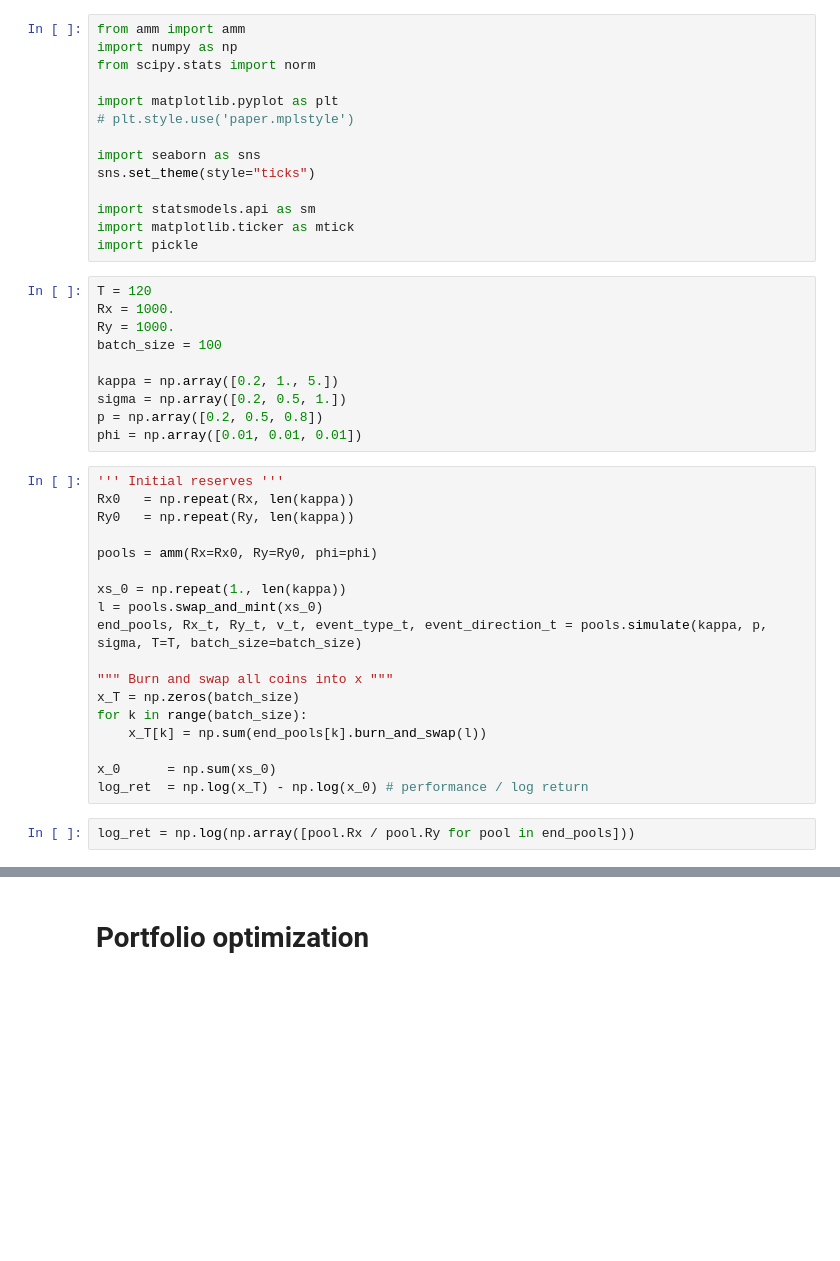
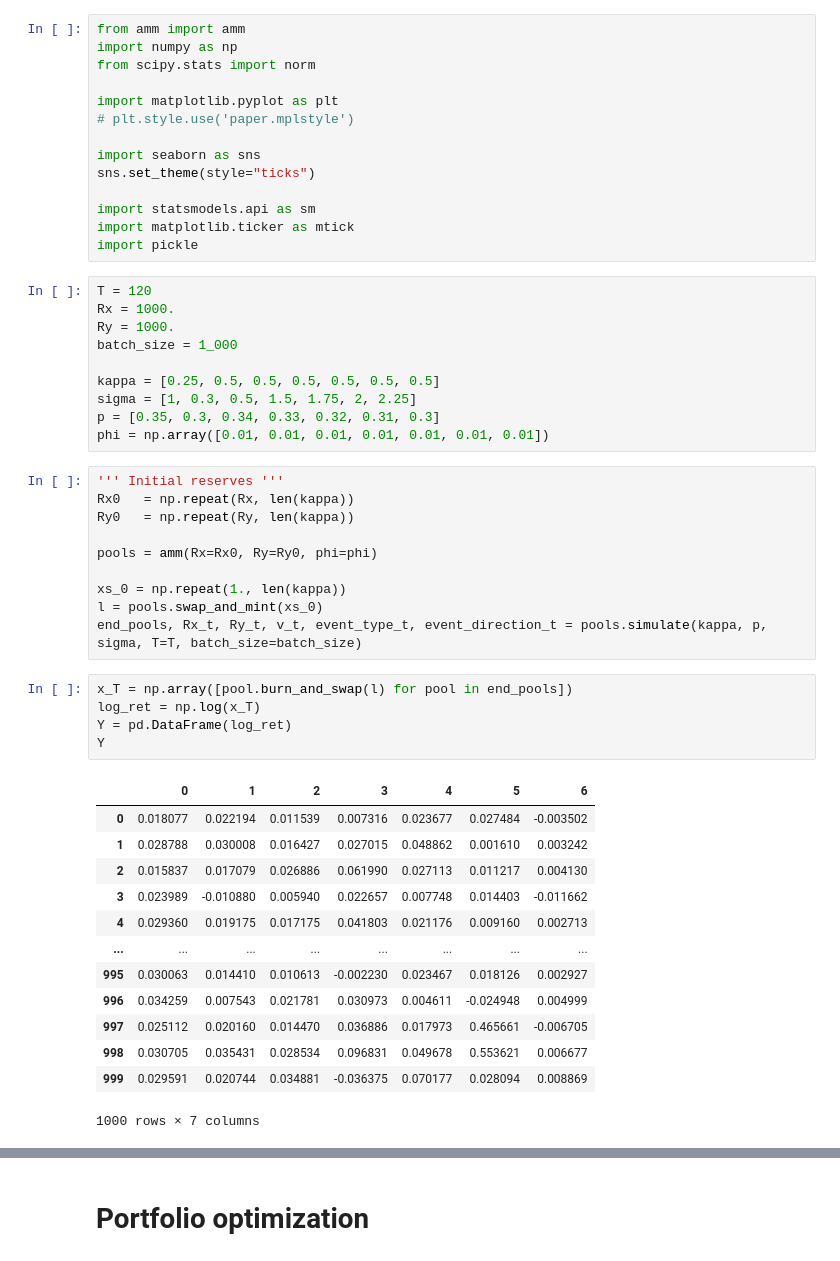
Before and after one commit to starovoitovs/defi, a Jupyter notebook: generator_cvar.ipynb, the cells around one changed output, grey strips where cells are left out. Cells and saved outputs as stored; diff of their text form; blank space fills up the shorter version.

```diff
--- a/generator_cvar.ipynb
+++ b/generator_cvar.ipynb
@@ -16,12 +16,12 @@ import pickle
 T = 120
 Rx = 1000.
 Ry = 1000.
-batch_size = 100
+batch_size = 1_000
 
-kappa = np.array([0.2, 1., 5.])
-sigma = np.array([0.2, 0.5, 1.])
-p = np.array([0.2, 0.5, 0.8])
-phi = np.array([0.01, 0.01, 0.01])
+kappa = [0.25, 0.5, 0.5, 0.5, 0.5, 0.5, 0.5]
+sigma = [1, 0.3, 0.5, 1.5, 1.75, 2, 2.25]
+p = [0.35, 0.3, 0.34, 0.33, 0.32, 0.31, 0.3]
+phi = np.array([0.01, 0.01, 0.01, 0.01, 0.01, 0.01, 0.01])
 # %%
 ''' Initial reserves '''
 Rx0   = np.repeat(Rx, len(kappa))
@@ -32,13 +32,22 @@ pools = amm(Rx=Rx0, Ry=Ry0, phi=phi)
 xs_0 = np.repeat(1., len(kappa))
 l = pools.swap_and_mint(xs_0)
 end_pools, Rx_t, Ry_t, v_t, event_type_t, event_direction_t = pools.simulate(kappa, p, sigma, T=T, batch_size=batch_size)
-
-""" Burn and swap all coins into x """
-x_T = np.zeros(batch_size)
-for k in range(batch_size):
-    x_T[k] = np.sum(end_pools[k].burn_and_swap(l))
-
-x_0      = np.sum(xs_0)
-log_ret  = np.log(x_T) - np.log(x_0) # performance / log return
-# %%
-log_ret = np.log(np.array([pool.Rx / pool.Ry for pool in end_pools]))
+# %%
+x_T = np.array([pool.burn_and_swap(l) for pool in end_pools])
+log_ret = np.log(x_T)
+Y = pd.DataFrame(log_ret)
+Y
+# %% [output]
+|  | 0 | 1 | 2 | 3 | 4 | 5 | 6 |
+| 0 | 0.018077 | 0.022194 | 0.011539 | 0.007316 | 0.023677 | 0.027484 | -0.003502 |
+| 1 | 0.028788 | 0.030008 | 0.016427 | 0.027015 | 0.048862 | 0.001610 | 0.003242 |
+| 2 | 0.015837 | 0.017079 | 0.026886 | 0.061990 | 0.027113 | 0.011217 | 0.004130 |
+| 3 | 0.023989 | -0.010880 | 0.005940 | 0.022657 | 0.007748 | 0.014403 | -0.011662 |
+| 4 | 0.029360 | 0.019175 | 0.017175 | 0.041803 | 0.021176 | 0.009160 | 0.002713 |
+| ... | ... | ... | ... | ... | ... | ... | ... |
+| 995 | 0.030063 | 0.014410 | 0.010613 | -0.002230 | 0.023467 | 0.018126 | 0.002927 |
+| 996 | 0.034259 | 0.007543 | 0.021781 | 0.030973 | 0.004611 | -0.024948 | 0.004999 |
+| 997 | 0.025112 | 0.020160 | 0.014470 | 0.036886 | 0.017973 | 0.465661 | -0.006705 |
+| 998 | 0.030705 | 0.035431 | 0.028534 | 0.096831 | 0.049678 | 0.553621 | 0.006677 |
+| 999 | 0.029591 | 0.020744 | 0.034881 | -0.036375 | 0.070177 | 0.028094 | 0.008869 |
+1000 rows × 7 columns
```
Also changed, not shown: parts of 3 cells of this notebook, 1 other file.
